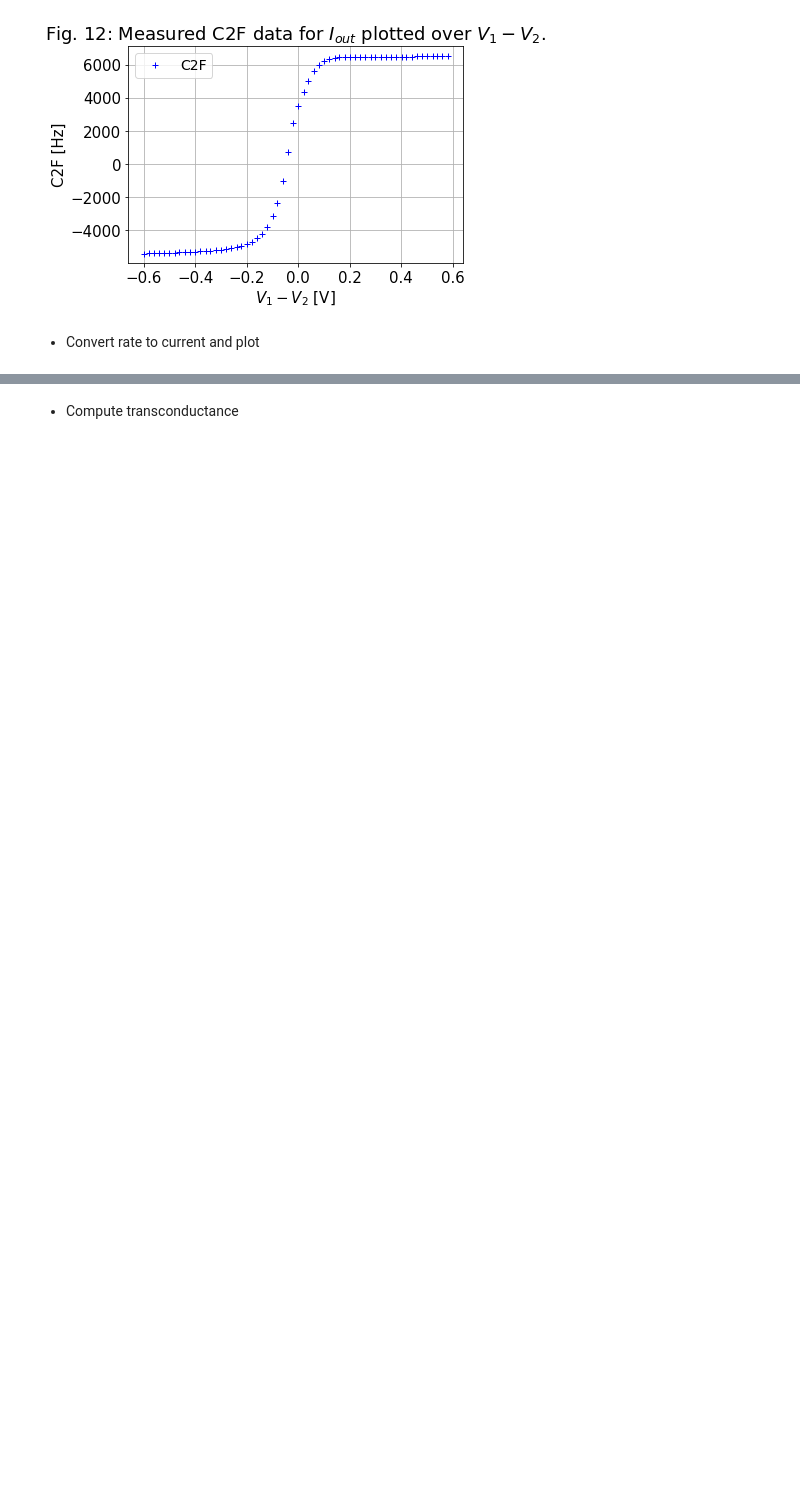
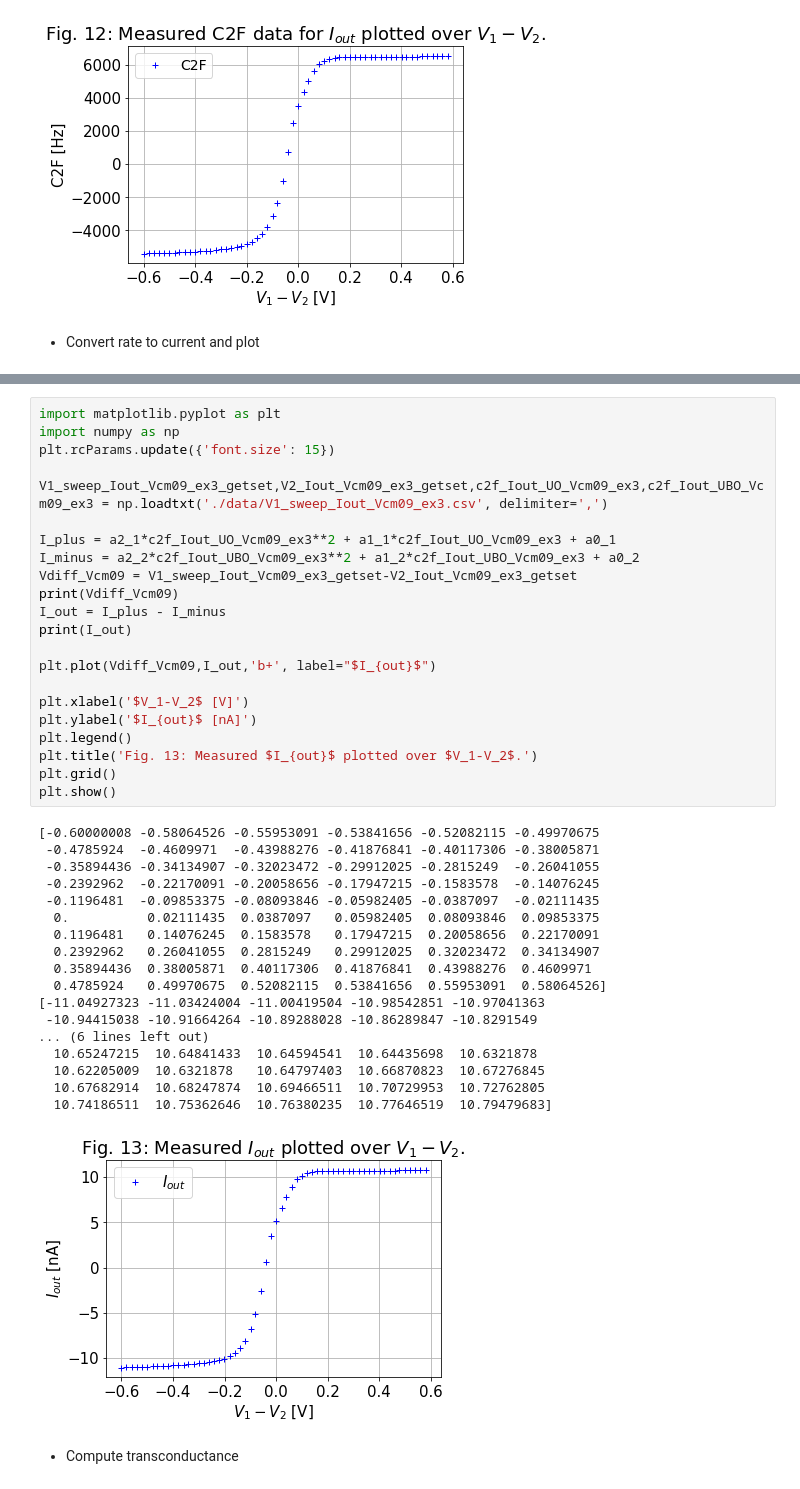
Before and after one commit to janhohenheim/neuromorphic-engineering-one, a Jupyter notebook: neuromorphic_engineering_one/session5_transconductance_amplifier/2021_Lab5_TransAmp_4.5_Jan_Hohenheim.ipynb, the cells around one changed output, grey strips where cells are left out. Saved outputs shown, nothing was run; the diff lists cells and outputs as text; blank space fills up the shorter version.

Commit message:
Run data again

```diff
--- a/neuromorphic_engineering_one/session5_transconductance_amplifier/2021_Lab5_TransAmp_4.5_Jan_Hohenheim.ipynb
+++ b/neuromorphic_engineering_one/session5_transconductance_amplifier/2021_Lab5_TransAmp_4.5_Jan_Hohenheim.ipynb
@@ -916,2 +893,43 @@ plt.show()
+# %%
+import matplotlib.pyplot as plt
+import numpy as np
+plt.rcParams.update({'font.size': 15})
+
+V1_sweep_Iout_Vcm09_ex3_getset,V2_Iout_Vcm09_ex3_getset,c2f_Iout_UO_Vcm09_ex3,c2f_Iout_UBO_Vcm09_ex3 = np.loadtxt('./data/V1_sweep_Iout_Vcm09_ex3.csv', delimiter=',')
+
+I_plus = a2_1*c2f_Iout_UO_Vcm09_ex3**2 + a1_1*c2f_Iout_UO_Vcm09_ex3 + a0_1
+I_minus = a2_2*c2f_Iout_UBO_Vcm09_ex3**2 + a1_2*c2f_Iout_UBO_Vcm09_ex3 + a0_2
+Vdiff_Vcm09 = V1_sweep_Iout_Vcm09_ex3_getset-V2_Iout_Vcm09_ex3_getset
+print(Vdiff_Vcm09)
+I_out = I_plus - I_minus
+print(I_out)
+
+plt.plot(Vdiff_Vcm09,I_out,'b+', label="$I_{out}$")
+
+plt.xlabel('$V_1-V_2$ [V]')
+plt.ylabel('$I_{out}$ [nA]')
+plt.legend()
+plt.title('Fig. 13: Measured $I_{out}$ plotted over $V_1-V_2$.')
+plt.grid()
+plt.show()
+# %% [output]
+[-0.60000008 -0.58064526 -0.55953091 -0.53841656 -0.52082115 -0.49970675
+ -0.4785924  -0.4609971  -0.43988276 -0.41876841 -0.40117306 -0.38005871
+ -0.35894436 -0.34134907 -0.32023472 -0.29912025 -0.2815249  -0.26041055
+ -0.2392962  -0.22170091 -0.20058656 -0.17947215 -0.1583578  -0.14076245
+ -0.1196481  -0.09853375 -0.08093846 -0.05982405 -0.0387097  -0.02111435
+  0.          0.02111435  0.0387097   0.05982405  0.08093846  0.09853375
+  0.1196481   0.14076245  0.1583578   0.17947215  0.20058656  0.22170091
+  0.2392962   0.26041055  0.2815249   0.29912025  0.32023472  0.34134907
+  0.35894436  0.38005871  0.40117306  0.41876841  0.43988276  0.4609971
+  0.4785924   0.49970675  0.52082115  0.53841656  0.55953091  0.58064526]
+[-11.04927323 -11.03424004 -11.00419504 -10.98542851 -10.97041363
+ -10.94415038 -10.91664264 -10.89288028 -10.86289847 -10.8291549
+... (6 lines left out)
+  10.65247215  10.64841433  10.64594541  10.64435698  10.6321878
+  10.62205009  10.6321878   10.64797403  10.66870823  10.67276845
+  10.67682914  10.68247874  10.69466511  10.70729953  10.72762805
+  10.74186511  10.75362646  10.76380235  10.77646519  10.79479683]
+[figure, added]
 # %% [markdown]
 * Compute transconductance
```
Also changed, not shown: parts of 7 cells of this notebook, 1 other file.
